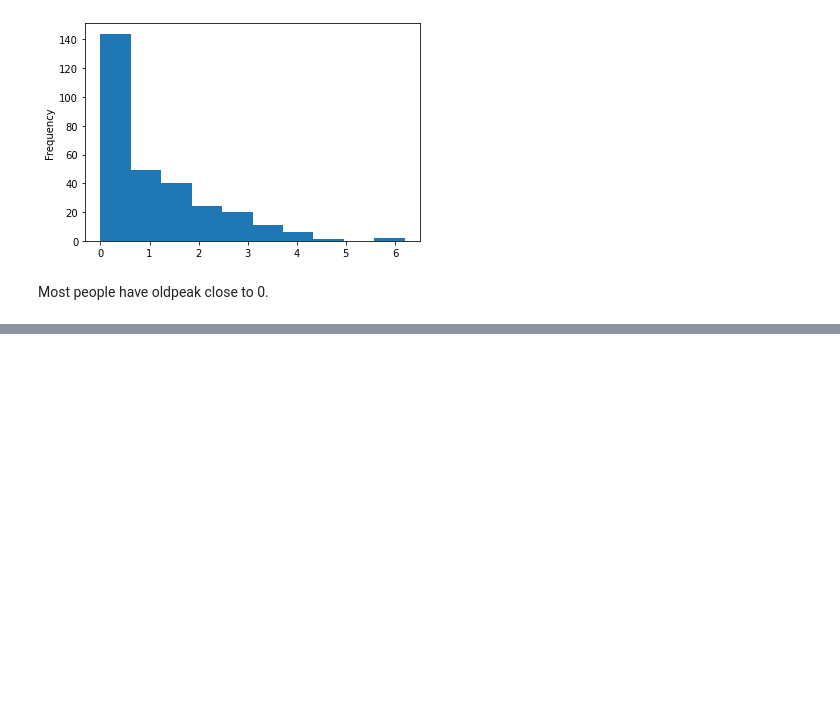
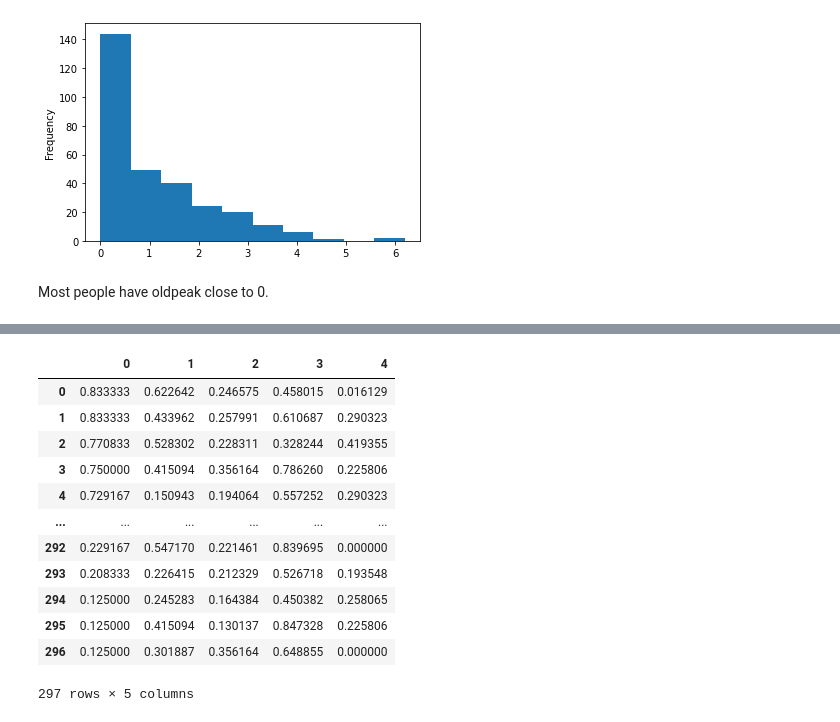
Before and after one commit to made-mlops-2022/alexander_gamarnik, a Jupyter notebook: notebooks/EDA.ipynb, the cells around one changed output, grey strips where cells are left out. Drawn from its saved outputs; the diff is of its cells as text; code cells hidden in the pictures; blank space fills up the shorter version.

```diff
--- a/notebooks/EDA.ipynb
+++ b/notebooks/EDA.ipynb
@@ -315,0 +400,4 @@ Most people have oldpeak close to 0.
+# %%
+from sklearn import preprocessing
+
+df = pd.read_csv("../data/raw/heart_cleveland_upload.csv")
@@ -315,0 +420,23 @@ Most people have oldpeak close to 0.
+# %%
+features = ["age", "trestbps", "chol", "thalach", "oldpeak"]
+x = df.loc[:, features].values
+
+min_max_scaler = preprocessing.MinMaxScaler()
+x_scaled = min_max_scaler.fit_transform(x)
+df = pd.DataFrame(x_scaled)
+# %%
+df
+# %% [output]
+|  | 0 | 1 | 2 | 3 | 4 |
+| 0 | 0.833333 | 0.622642 | 0.246575 | 0.458015 | 0.016129 |
+| 1 | 0.833333 | 0.433962 | 0.257991 | 0.610687 | 0.290323 |
+| 2 | 0.770833 | 0.528302 | 0.228311 | 0.328244 | 0.419355 |
+| 3 | 0.750000 | 0.415094 | 0.356164 | 0.786260 | 0.225806 |
+| 4 | 0.729167 | 0.150943 | 0.194064 | 0.557252 | 0.290323 |
+| ... | ... | ... | ... | ... | ... |
+| 292 | 0.229167 | 0.547170 | 0.221461 | 0.839695 | 0.000000 |
+| 293 | 0.208333 | 0.226415 | 0.212329 | 0.526718 | 0.193548 |
+| 294 | 0.125000 | 0.245283 | 0.164384 | 0.450382 | 0.258065 |
+| 295 | 0.125000 | 0.415094 | 0.130137 | 0.847328 | 0.225806 |
+| 296 | 0.125000 | 0.301887 | 0.356164 | 0.648855 | 0.000000 |
+297 rows × 5 columns
```
Also changed, not shown: parts of 16 cells of this notebook.
